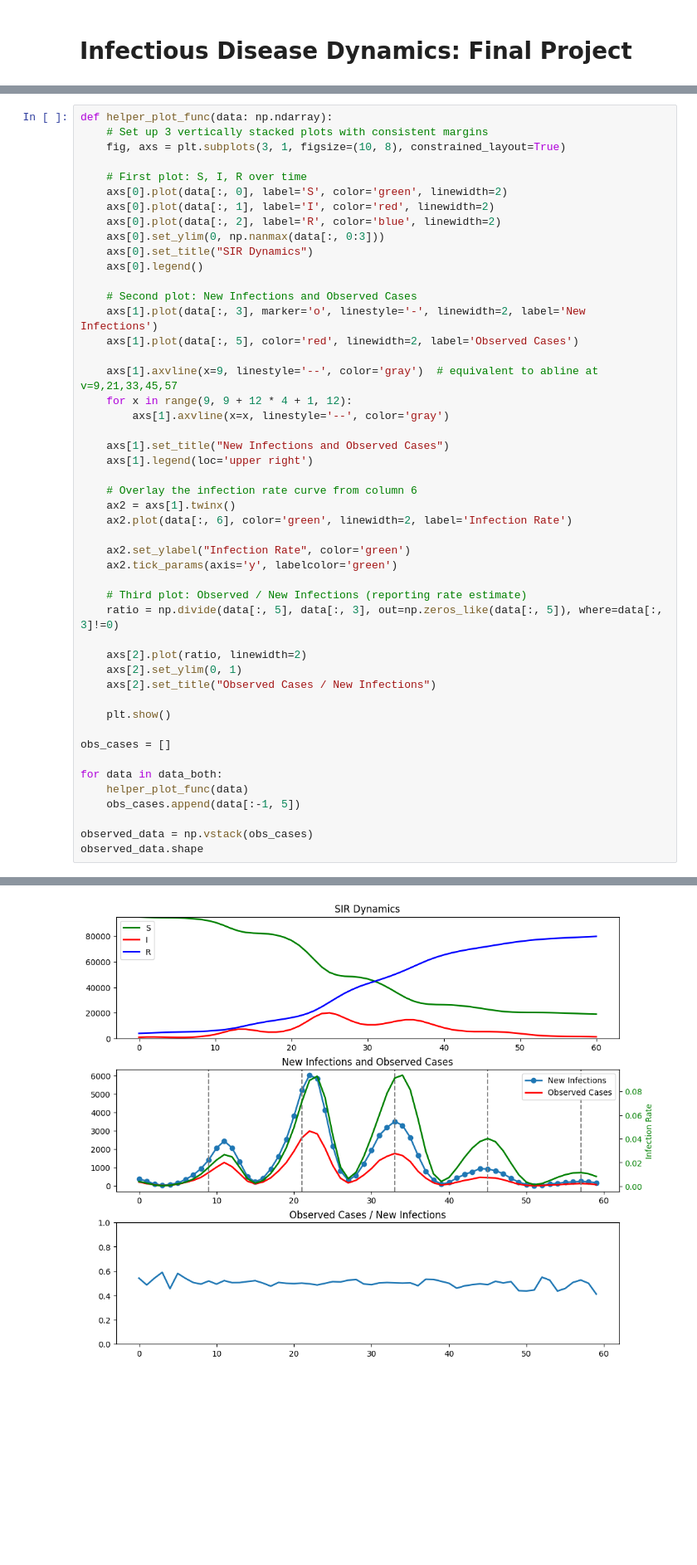
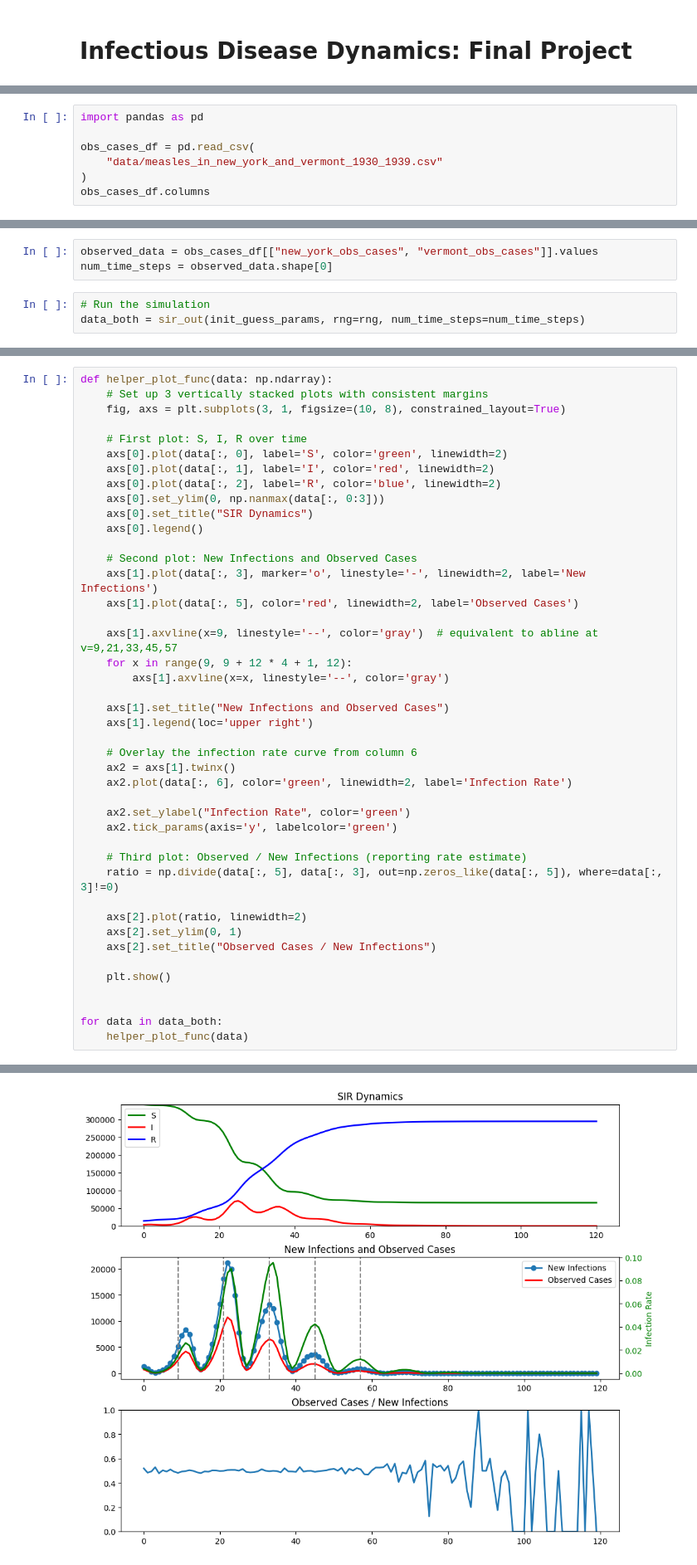
Before and after one commit to hunter-lybbert/uw-central, a Jupyter notebook: disease_dynamics/final_project/mcmc_seasonality.ipynb, the cells around one changed output, grey strips where cells are left out. Shown at 83% size. Cells and saved outputs as stored; diff of their text form; blank space fills up the shorter version.

```diff
--- a/disease_dynamics/final_project/mcmc_seasonality.ipynb
+++ b/disease_dynamics/final_project/mcmc_seasonality.ipynb
@@ -61,0 +53,7 @@ data_both[0].shape, data_both[1].shape
+# %%
+import pandas as pd
+
+obs_cases_df = pd.read_csv(
+    "data/measles_in_new_york_and_vermont_1930_1939.csv"
+)
+obs_cases_df.columns
@@ -61,0 +62,6 @@ data_both[0].shape, data_both[1].shape
+# %%
+observed_data = obs_cases_df[["new_york_obs_cases", "vermont_obs_cases"]].values
+num_time_steps = observed_data.shape[0]
+# %%
+# Run the simulation
+data_both = sir_out(init_guess_params, rng=rng, num_time_steps=num_time_steps)
@@ -99,12 +109,7 @@ def helper_plot_func(data: np.ndarray):
 
     plt.show()
 
-obs_cases = []
 
 for data in data_both:
     helper_plot_func(data)
-    obs_cases.append(data[:-1, 5])
-
-observed_data = np.vstack(obs_cases)
-observed_data.shape
 # %% [output]
@@ -112 +117 @@ observed_data.shape
-[figure, old version]
+[figure, new version]
```
Also changed, not shown: parts of 14 cells of this notebook, 4 other files.
